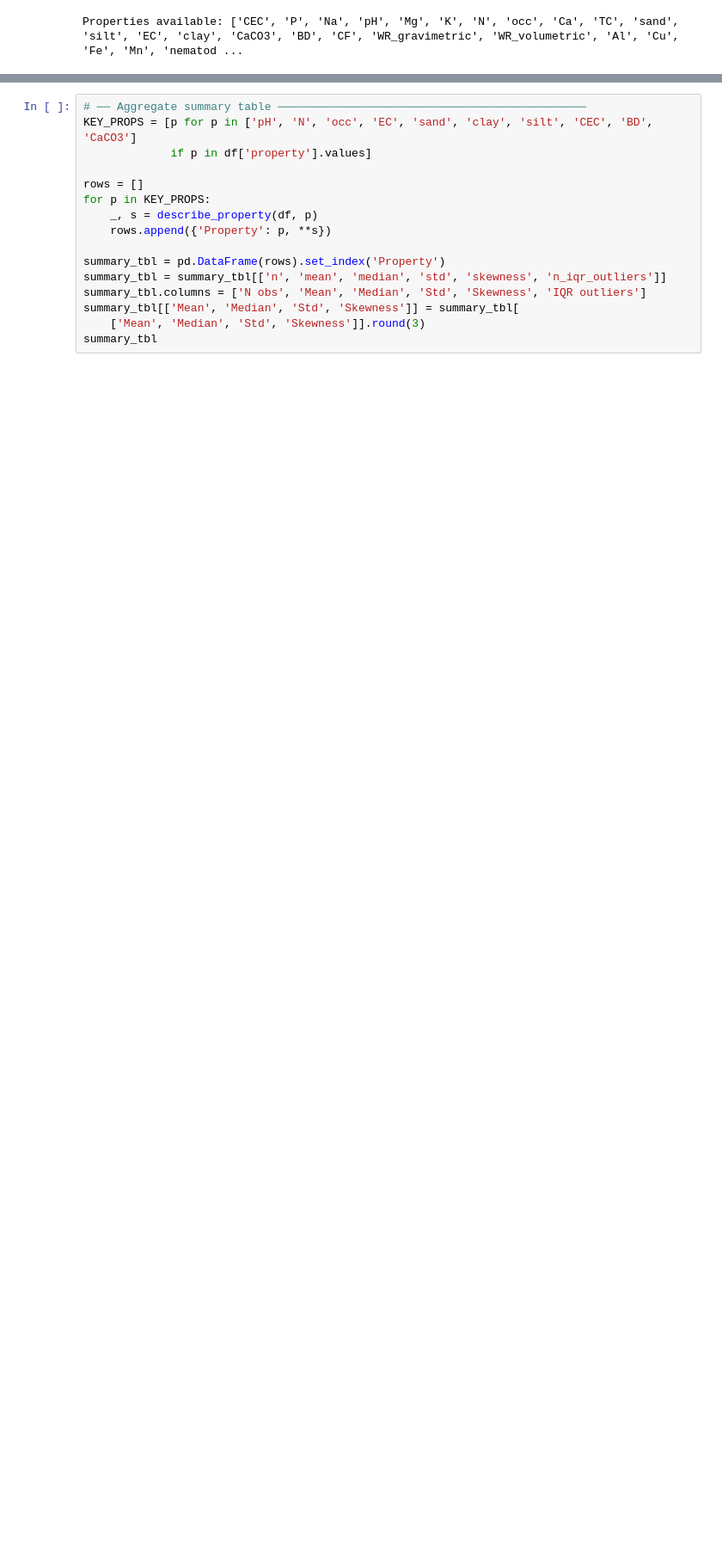
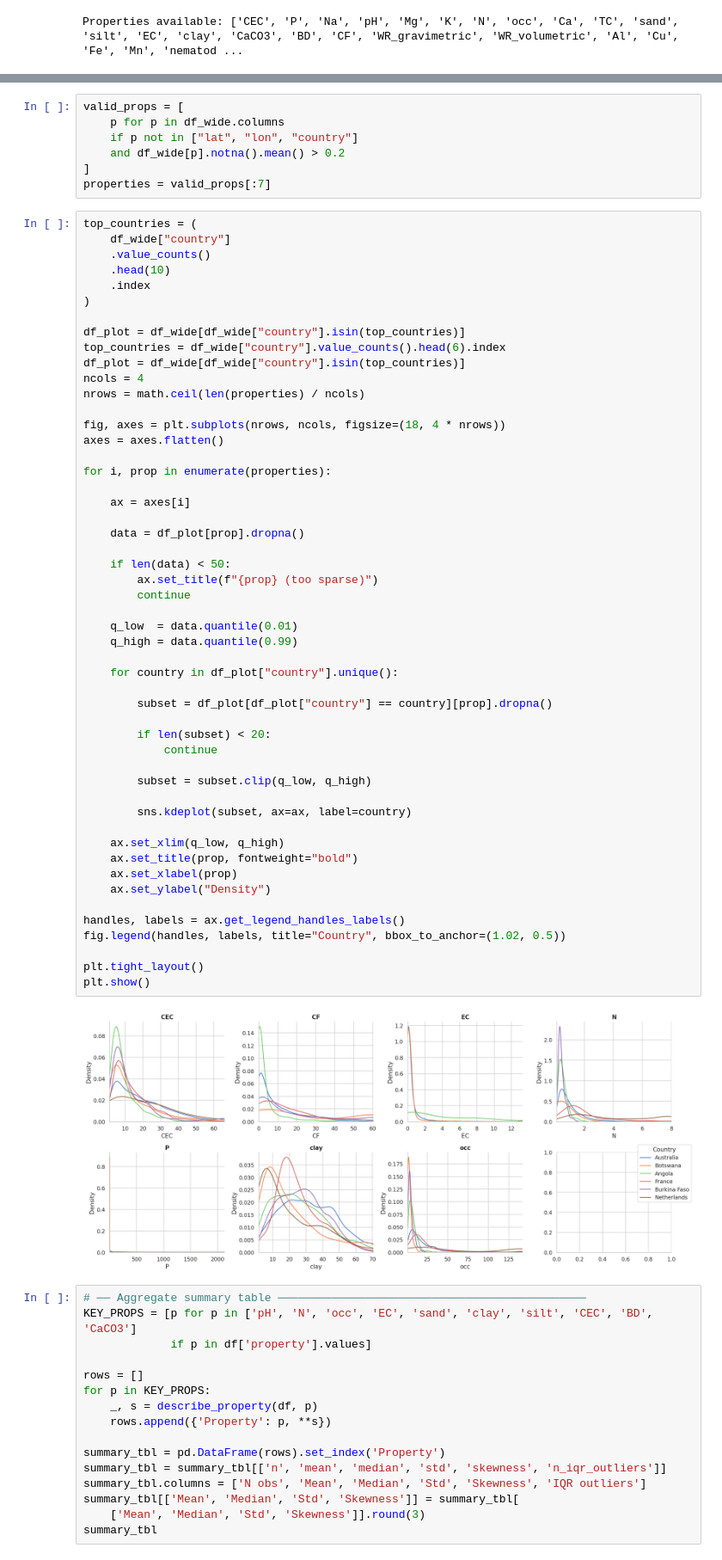
Before and after one commit to Conite002/SoilHive, a Jupyter notebook: notebook/01_eda.ipynb, the cells around one changed output, grey strips where cells are left out. Shown at 86% size. Drawn from its saved outputs; the diff is of its cells as text; blank space fills up the shorter version.

```diff
--- a/notebook/01_eda.ipynb
+++ b/notebook/01_eda.ipynb
@@ -802,3 +600,63 @@ EC Summary:
+# %%
+valid_props = [
+    p for p in df_wide.columns
+    if p not in ["lat", "lon", "country"]
+    and df_wide[p].notna().mean() > 0.2
+]
+properties = valid_props[:7]
+# %%
+top_countries = (
+    df_wide["country"]
+    .value_counts()
+    .head(10)
+    .index
+)
+
+df_plot = df_wide[df_wide["country"].isin(top_countries)]
+top_countries = df_wide["country"].value_counts().head(6).index
+df_plot = df_wide[df_wide["country"].isin(top_countries)]
+ncols = 4
+nrows = math.ceil(len(properties) / ncols)
+
+fig, axes = plt.subplots(nrows, ncols, figsize=(18, 4 * nrows))
+axes = axes.flatten()
+
+for i, prop in enumerate(properties):
+
+    ax = axes[i]
+
+    data = df_plot[prop].dropna()
+
+    if len(data) < 50:
+        ax.set_title(f"{prop} (too sparse)")
+        continue
+
+    q_low  = data.quantile(0.01)
+    q_high = data.quantile(0.99)
+
+    for country in df_plot["country"].unique():
+
+        subset = df_plot[df_plot["country"] == country][prop].dropna()
+
+        if len(subset) < 20:
+            continue
+
+        subset = subset.clip(q_low, q_high)
+
+        sns.kdeplot(subset, ax=ax, label=country)
+
+    ax.set_xlim(q_low, q_high)
+    ax.set_title(prop, fontweight="bold")
+    ax.set_xlabel(prop)
+    ax.set_ylabel("Density")
+
+handles, labels = ax.get_legend_handles_labels()
+fig.legend(handles, labels, title="Country", bbox_to_anchor=(1.02, 0.5))
+
+plt.tight_layout()
+plt.show()
+# %% [output]
+[figure, added]
 # %%
 # ── Aggregate summary table ──────────────────────────────────────────────
 KEY_PROPS = [p for p in ['pH', 'N', 'occ', 'EC', 'sand', 'clay', 'silt', 'CEC', 'BD', 'CaCO3']
```
Also changed, not shown: parts of 31 cells of this notebook, 1 other file.
